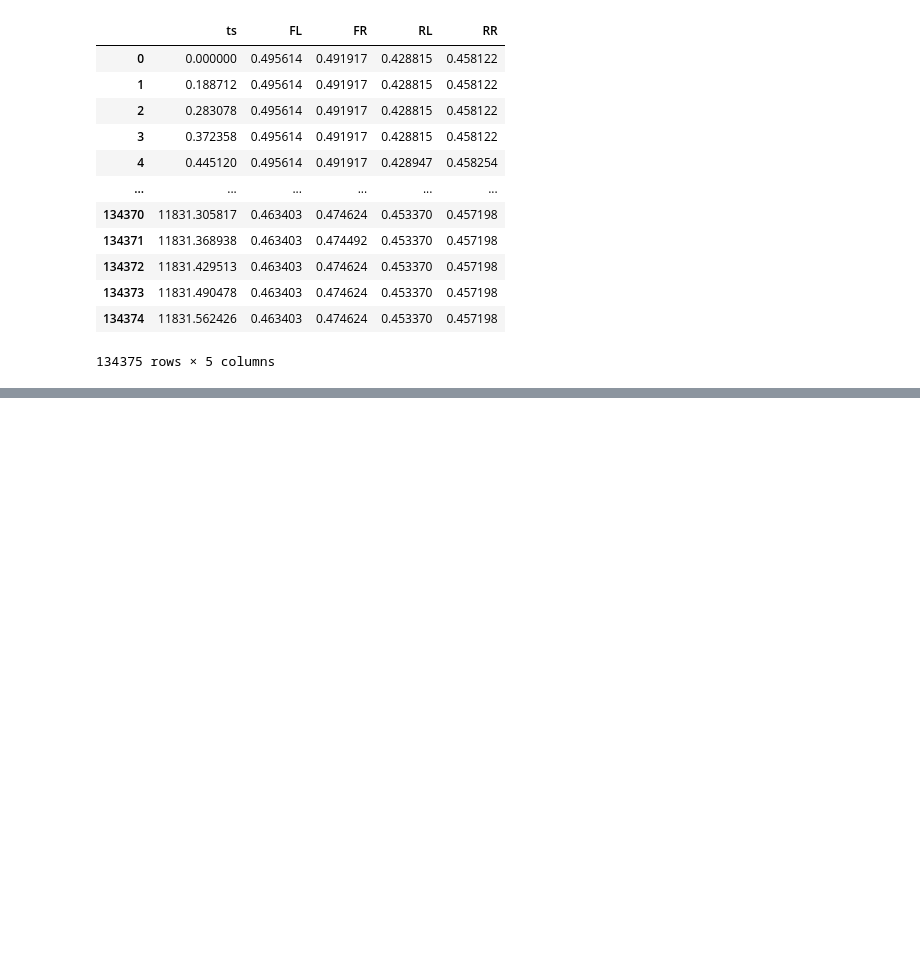
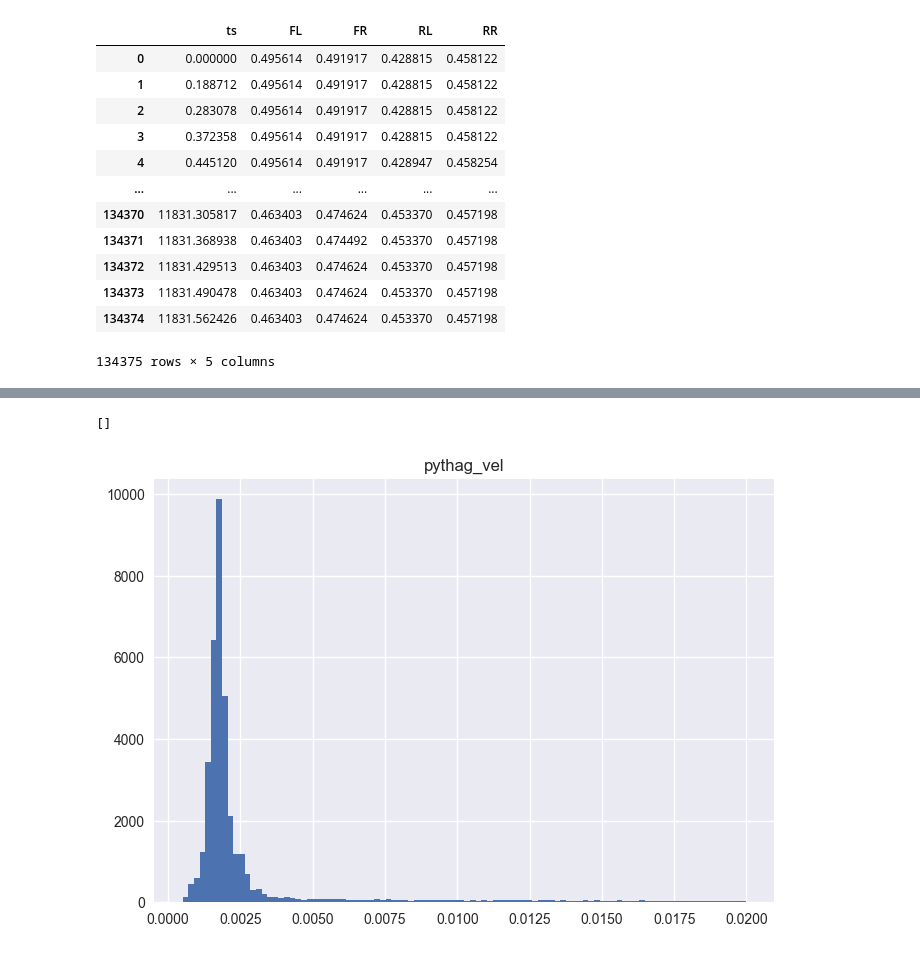
Before and after one commit to cwru-baja/candump_tooling, a Jupyter notebook: linpots.ipynb, the cells around one changed output, grey strips where cells are left out. Drawn from its saved outputs; the diff is of its cells as text; code cells hidden in the pictures; blank space fills up the shorter version.

```diff
--- a/linpots.ipynb
+++ b/linpots.ipynb
@@ -78,0 +105,7 @@ df.to_csv('linpots.csv', index=False)
+# %%
+non_zero = df[(df['pythag_vel'] > 5e-4) & (df['pythag_vel'] < 0.02)]
+non_zero.hist('pythag_vel', bins=100)
+plt.plot()
+# %% [output]
+[]
+[figure, added]
```
Also changed, not shown: parts of 20 cells of this notebook, 2 other files.
